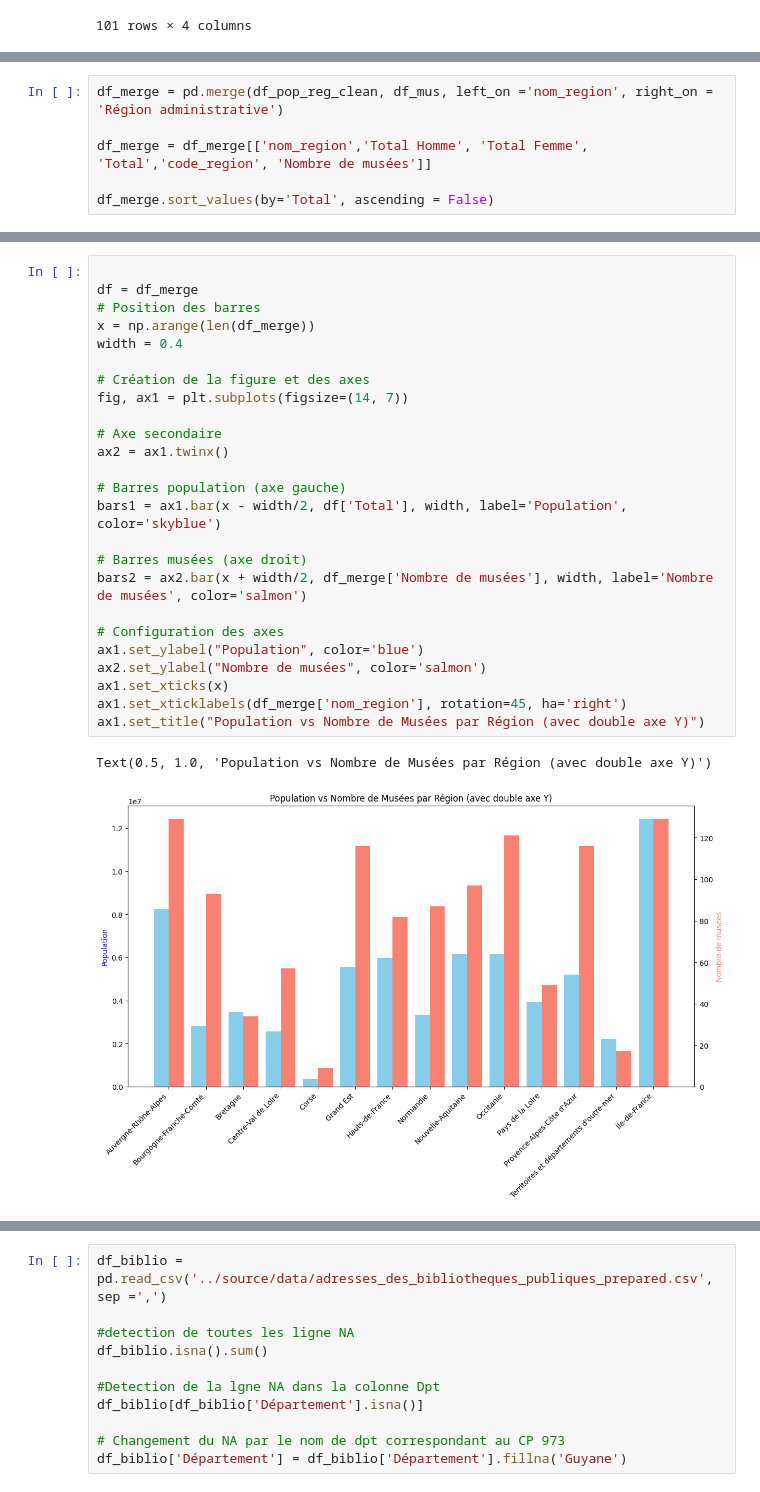
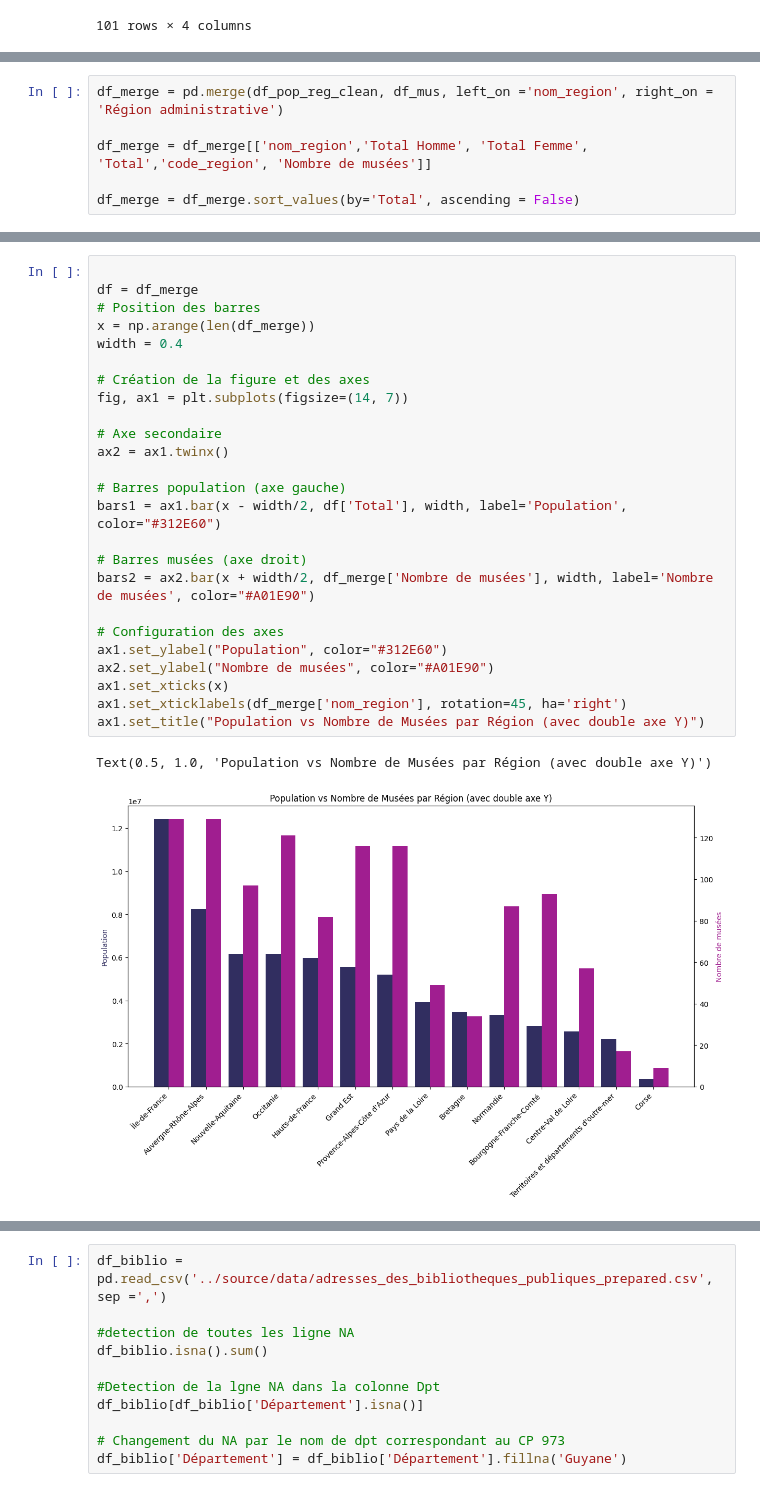
Before and after one commit to SandraRiner/offre_culturelle, a Jupyter notebook: notebook/cleanaida.ipynb, the cells around one changed output, grey strips where cells are left out. Drawn from its saved outputs; the diff is of its cells as text.

```diff
--- a/notebook/cleanaida.ipynb
+++ b/notebook/cleanaida.ipynb
@@ -160,4 +93,4 @@ df_merge = pd.merge(df_pop_reg_clean, df_mus, left_on ='nom_region', right_on =
 
 df_merge = df_merge[['nom_region','Total Homme', 'Total Femme', 'Total','code_region', 'Nombre de musées']]
 
-df_merge.sort_values(by='Total', ascending = False)
+df_merge = df_merge.sort_values(by='Total', ascending = False)
@@ -180,31 +97,31 @@ df_merge.sort_values(by='Total', ascending = False)
 # %%
 
 df = df_merge
 # Position des barres
 x = np.arange(len(df_merge))
 width = 0.4
 
 # Création de la figure et des axes
 fig, ax1 = plt.subplots(figsize=(14, 7))
 
 # Axe secondaire
 ax2 = ax1.twinx()
 
 # Barres population (axe gauche)
-bars1 = ax1.bar(x - width/2, df['Total'], width, label='Population', color='skyblue')
+bars1 = ax1.bar(x - width/2, df['Total'], width, label='Population', color="#312E60")
 
 # Barres musées (axe droit)
-bars2 = ax2.bar(x + width/2, df_merge['Nombre de musées'], width, label='Nombre de musées', color='salmon')
+bars2 = ax2.bar(x + width/2, df_merge['Nombre de musées'], width, label='Nombre de musées', color="#A01E90")
 
 # Configuration des axes
-ax1.set_ylabel("Population", color='blue')
-ax2.set_ylabel("Nombre de musées", color='salmon')
+ax1.set_ylabel("Population", color="#312E60")
+ax2.set_ylabel("Nombre de musées", color="#A01E90")
 ax1.set_xticks(x)
 ax1.set_xticklabels(df_merge['nom_region'], rotation=45, ha='right')
 ax1.set_title("Population vs Nombre de Musées par Région (avec double axe Y)")
 # %% [output]
 Text(0.5, 1.0, 'Population vs Nombre de Musées par Région (avec double axe Y)')
-[figure, old version]
+[figure, new version]
 # %%
 
 df_BLEC = pd.read_csv('../source/data/base-des-lieux-et-des-equipements-culturels_clean.csv', sep =';')
```
Also changed, not shown: parts of 36 cells of this notebook, 4 other files.
